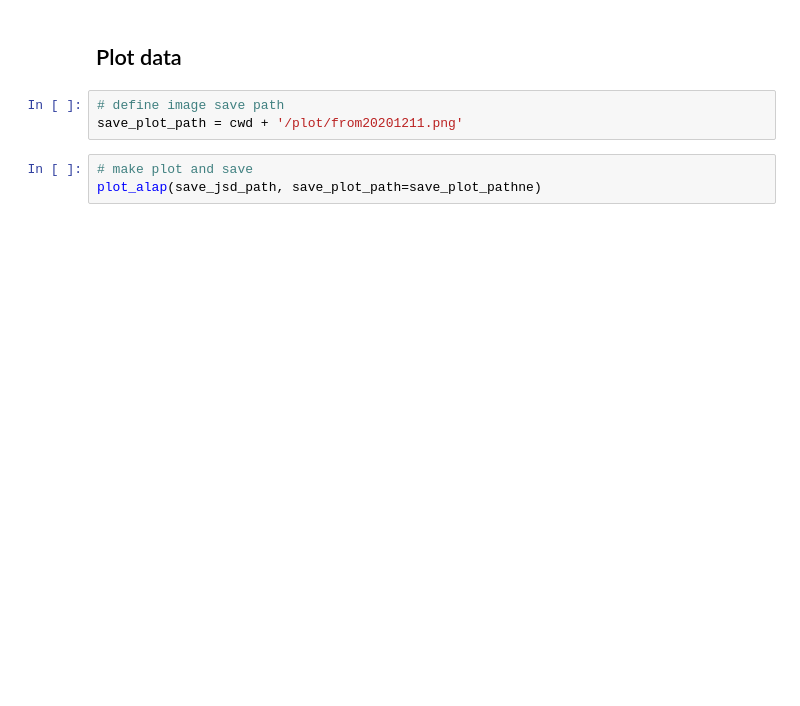
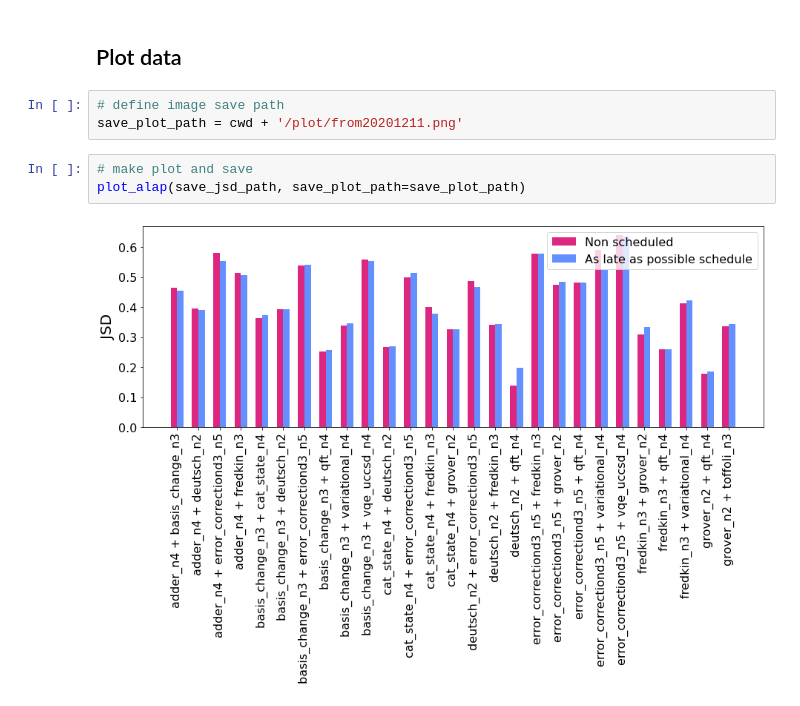
Before and after one commit to rum-yasuhiro/experiments_crosstalk_multitasking, a Jupyter notebook: alap_scheduling/ibmq_paris/from20201211_evaluate.ipynb, the cells around one changed output. Drawn from its saved outputs; the diff is of its cells as text; blank space fills up the shorter version.

```diff
--- a/alap_scheduling/ibmq_paris/from20201211_evaluate.ipynb
+++ b/alap_scheduling/ibmq_paris/from20201211_evaluate.ipynb
@@ -52,4 +69,6 @@ pprint(eval_data)
 save_plot_path = cwd + '/plot/from20201211.png'
 # %%
 # make plot and save
-plot_alap(save_jsd_path, save_plot_path=save_plot_pathne)
+plot_alap(save_jsd_path, save_plot_path=save_plot_path)
+# %% [output]
+[figure, added]
```
Also changed, not shown: parts of 2 cells of this notebook, 4 other files.
